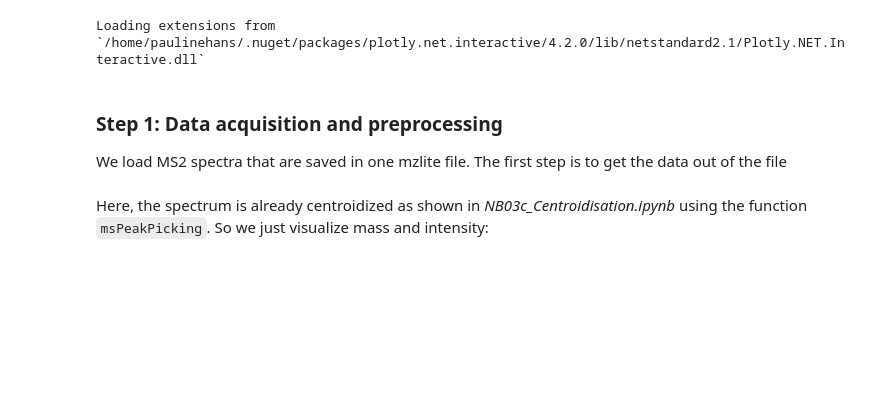
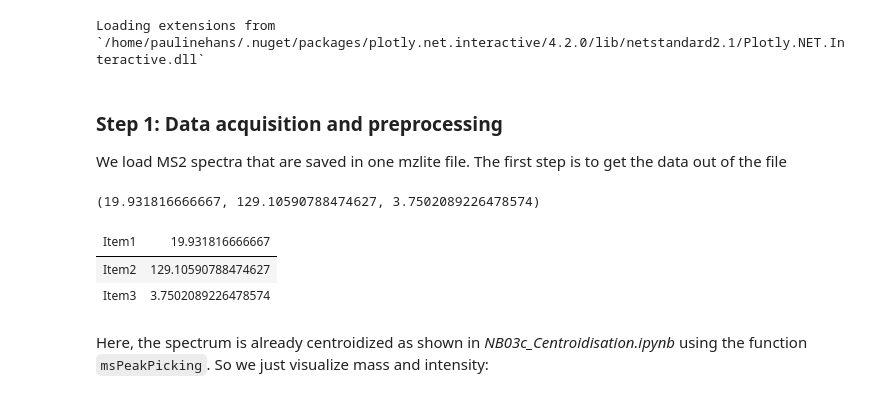
Before and after one commit to paulineHans/BIO-BTE-06-L-7, a Jupyter notebook: Notebooks/NB04b_Peptide_Identification.ipynb, the cells around one changed output. Drawn from its saved outputs; the diff is of its cells as text; code cells hidden in the pictures; blank space fills up the shorter version.

```diff
--- a/Notebooks/NB04b_Peptide_Identification.ipynb
+++ b/Notebooks/NB04b_Peptide_Identification.ipynb
@@ -137,34 +137,43 @@ downloadFile path "qPgr1_1_5 1.mzlite" "bio-bte-06-l-7"
 
 //set up connection between file and SQL database
 let runID = "sample=0"
 let mzReader = new MzIO.MzSQL.MzSQL(path)
 let peaksReader = new MzIO.MzSQL.MzSQL(path)
 let cn = mzReader.Open()
-let cn2 = peaks.Open()
+let cn2 = peaksReader.Open()
 let transaction = mzReader.BeginTransaction()
 
 //function that returns all nessecary information we need, in this case m/z-ratio, retention-time and intensity
 let getMs2 = mzReader.ReadMassSpectra runID
 let extractData =
     getMs2
     |> Seq.choose (fun x ->
         match MzIO.Processing.MassSpectrum.getMsLevel x with
         | 2 ->
             Some (
                     MzIO.Processing.MassSpectrum.getScanTime x,
                     PeakArray.mzIntensityArrayOf(peaksReader.ReadSpectrumPeaks x.ID)
                 )
         | _ -> None
     )
     |> Seq.toArray
 
 //convert the data from above into a simpler format
 let convert =
     extractData
     |> Array.collect (fun (rt ,(mz, int)) ->
         Array.zip mz int
         |> Array.map (fun (x ,y) -> rt, x , y)
     )
+
+//here you have a example spectrum with rt, m/z & intensity
+let example = convert.[4]
+example
+# %% [output]
+(19.931816666667, 129.10590788474627, 3.7502089226478574)
+| Item1 | 19.931816666667 |
+| Item2 | 129.10590788474627 |
+| Item3 | 3.7502089226478574 |
 # %% [markdown]
 Here, the spectrum is already centroidized as shown in *NB03c\_Centroidisation.ipynb* using the function
 `msPeakPicking`. So we just visualize mass and intensity:
```
Also changed, not shown: parts of 1 cell of this notebook, 1 other file.
